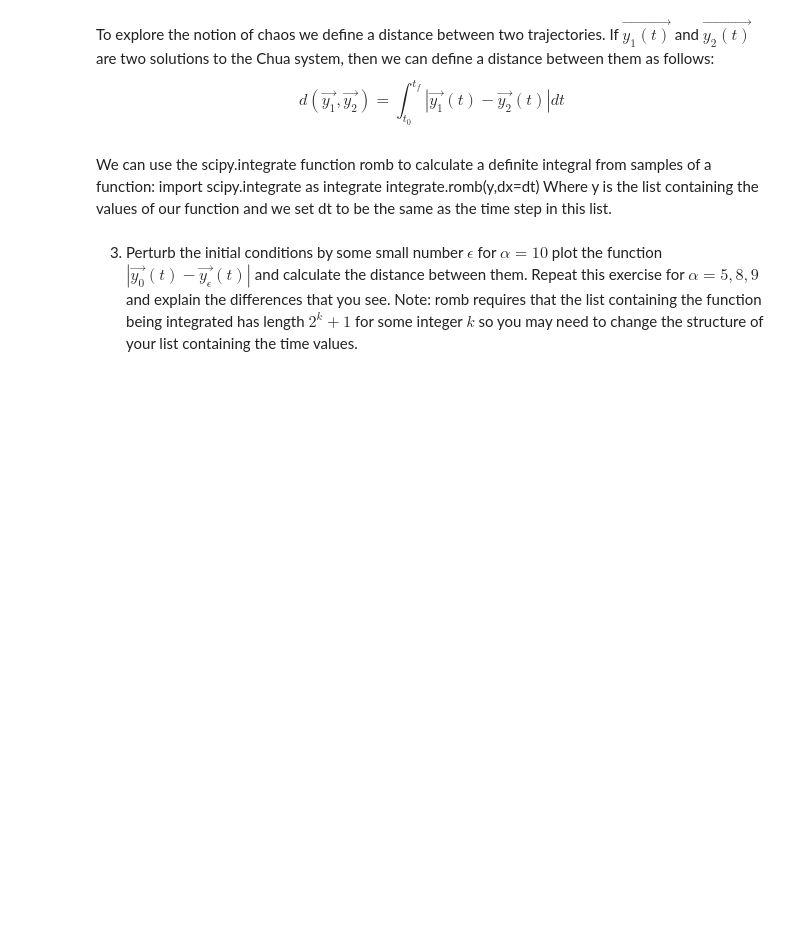
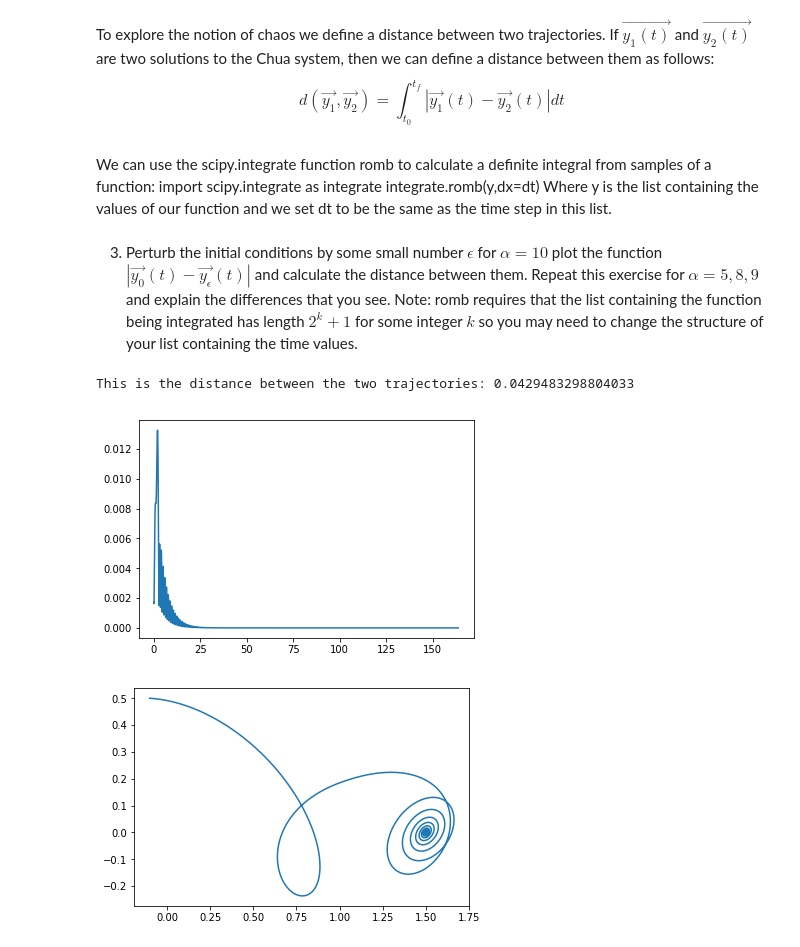
Before and after one commit to DEUCE1957/PAC, a Jupyter notebook: Advanced Section_odes.ipynb, the cells around one changed output. Cells and saved outputs as stored; diff of their text form; code cells hidden in the pictures; blank space fills up the shorter version.

Commit message:
Added solutions to chua and expanded wagthedog

```diff
--- a/Advanced Section_odes.ipynb
+++ b/Advanced Section_odes.ipynb
@@ -176,3 +205,62 @@ Where y is the list containing the values of our function and we set dt to be th
 # %% [markdown]
 3) Perturb the initial conditions by some small number $\epsilon$ for $\alpha = 10$ plot the function $| \vec{y_0}(t)-\vec{y_\epsilon}(t)|$ and calculate the distance between them. Repeat this exercise for $\alpha = 5,8,9$ and explain the differences that you see.
 Note: romb requires that the list containing  the function being integrated has length $2^k + 1$   for some integer $k$ so you may need to change the structure of your list containing the time values.
+# %%
+
+import numpy as np
+import matplotlib.pyplot as plt
+import scipy.integrate as integ
+
+alpha,m1,m0,beta = 10,-5.0/7.0,-8.0/7.0,16.0 # one can change alpha here to obtain all the different plots int the exercise.
+
+def psi(x):      # this function is part of the chua equations
+    global m1,m0
+    if x  > 1:
+        return m1*x +m0 - m1
+    elif x >= -1 and x <= 1:
+        return m0*x
+    elif x < -1:
+        return m1*x - m0 +m1
+
+
+def vect(y,t):
+    x1,x2,x3 = y
+    dydt = [alpha*(x2-x1-psi(x1)),x1-x2+x3,-beta*x2]
+    return dydt
+
+
+dt = 0.01
+k = 14
+step_2 = 2**k+1   #note this is required for the last part with distances because of the romb function you need to redefine your
+# you need to redefine your time list in terms of the amount of steps instead of tmin tmax
+#However, for the first part it is fine to define the time the same way as the other problems with odes.
+tmin = 0
+tmax_2 = step_2*dt
+t_2 = np.linspace(tmin,tmax_2,step_2)
+
+y0 = [-0.1,0.5,0.5]
+epsilon = 0.001
+y0_2 = [-0.1+epsilon,0.5+epsilon,0.5+epsilon]
+sol = integ.odeint(vect,y0,t_2)
+sol_2 = integ.odeint(vect,y0_2,t_2)
+
+
+distance_func = np.power(np.power(sol[:,0]-sol_2[:,0],2)+np.power(sol[:,1]-sol_2[:,1],2)+np.power(sol[:,2]-sol_2[:,2],2),0.5)
+
+
+
+distance = integ.romb(distance_func,dx=dt)
+plt.figure()
+plt.plot(t_2,distance_func) # plotting the distance function
+plt.figure()
+plt.plot(sol[:,0],sol[:,1]) # plotting for the first part
+print("This is the distance between the two trajectories: "+str(distance))
+
+#one can see that the distance for the chaotic regime increases very significantly compared with the initial change in initial conditions
+#For alpha = 5 the system converges to a point and hence the distance as a function of time goes to 0.
+#For alpha = 9 the system is periodic and therefore the distance does not increase to a very large value
+#Note that this is not a perfect example of chaotic behaviour to get a more precise measure of when our system is chaotic we have to use Lyapunov exponents.
+# %% [output]
+This is the distance between the two trajectories: 0.0429483298804033
+[figure, added]
+[figure, added]
```
Also changed, not shown: parts of 3 cells of this notebook.
